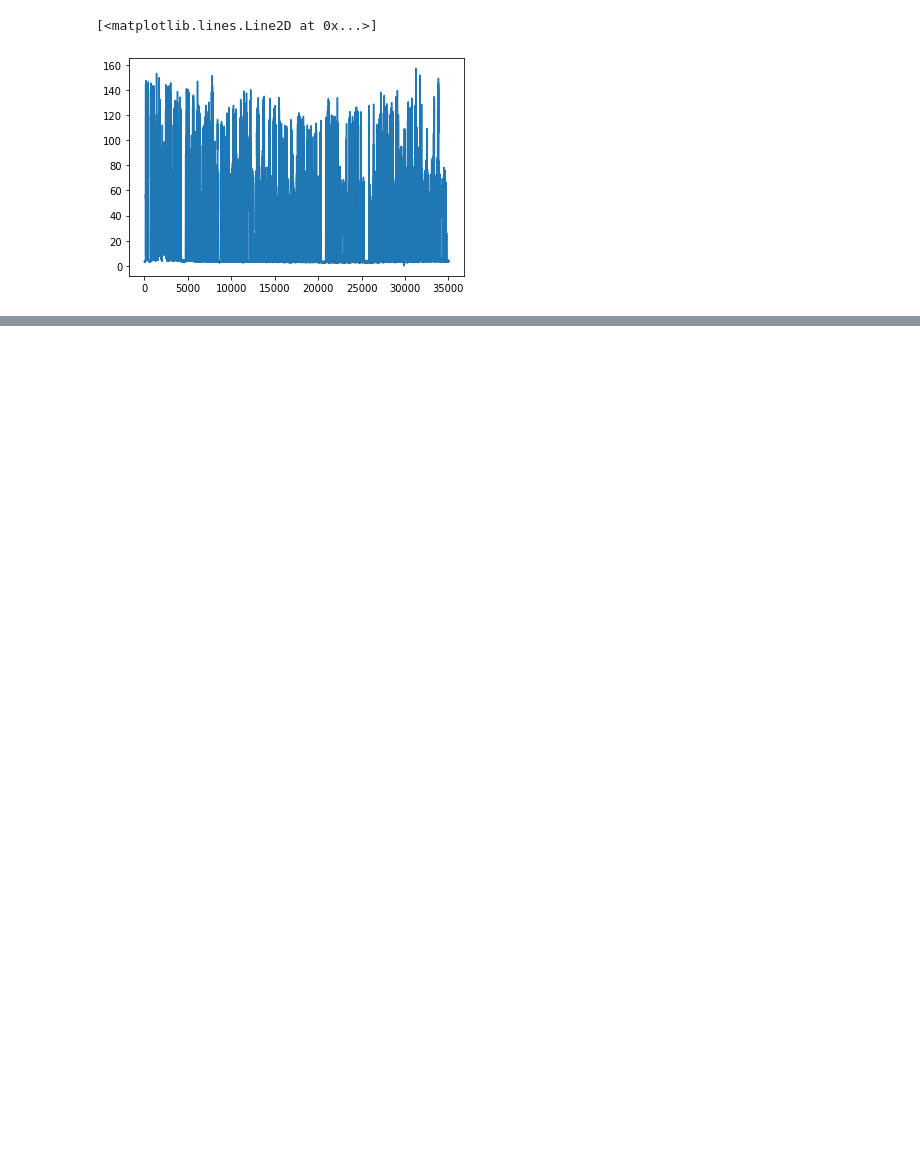
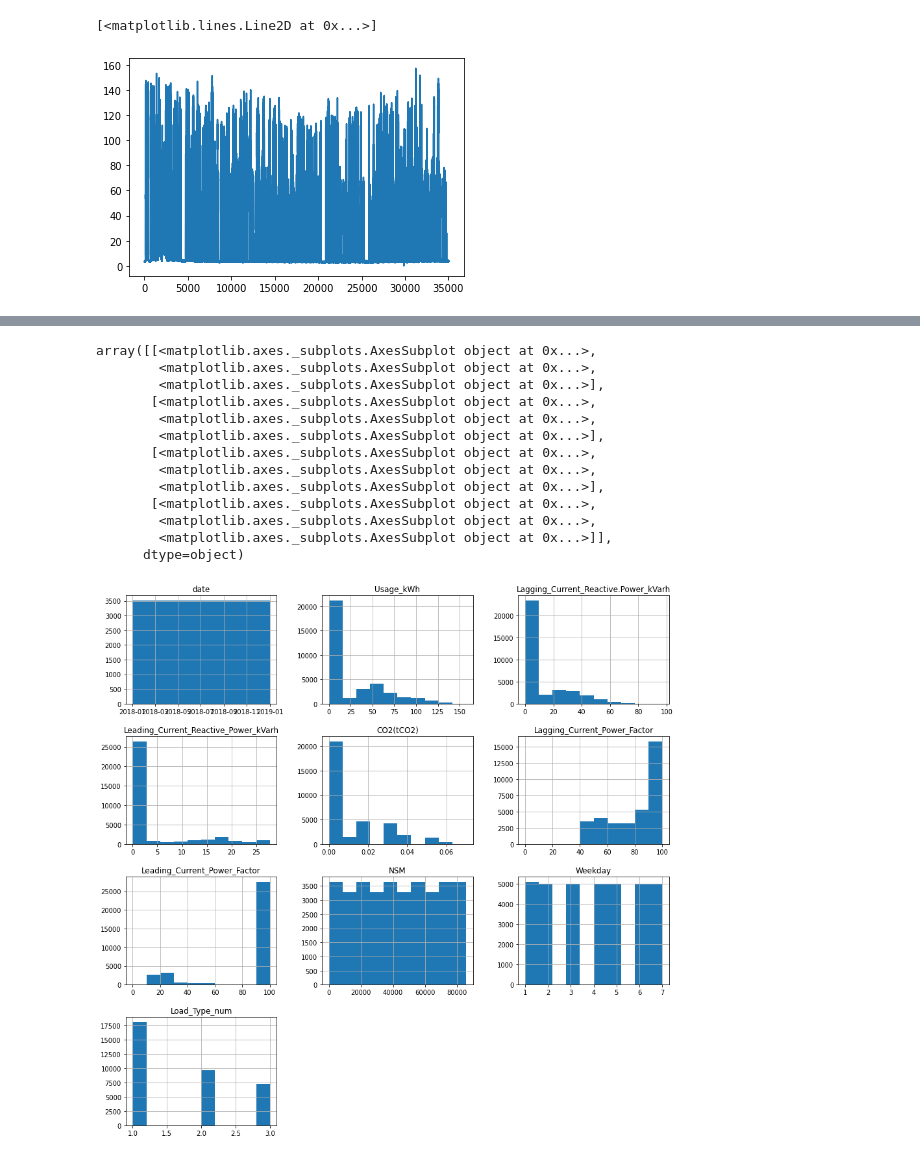
Before and after one commit to naranjitoct/UPCT_IA_2022, a Jupyter notebook: 01_Linear_Regression.ipynb, the cells around one changed output, grey strips where cells are left out. Cells and saved outputs as stored; diff of their text form; code cells hidden in the pictures; blank space fills up the shorter version.

```diff
--- a/01_Linear_Regression.ipynb
+++ b/01_Linear_Regression.ipynb
@@ -162,0 +178,3 @@ df['Weekday'] = pd.factorize(df['date'].dt.day_of_week)[0] + 1
+# %%
+df['Month'] = pd.factorize(df['date'].dt.month)[0] + 1
+df[df['NSM']==1800]
@@ -170 +215,18 @@ AttributeError: ignored
+# %%
+df.hist(figsize = (15,15))
+# %% [output]
+array([[<matplotlib.axes._subplots.AxesSubplot object at 0x...>,
+        <matplotlib.axes._subplots.AxesSubplot object at 0x...>,
+        <matplotlib.axes._subplots.AxesSubplot object at 0x...>],
+       [<matplotlib.axes._subplots.AxesSubplot object at 0x...>,
+        <matplotlib.axes._subplots.AxesSubplot object at 0x...>,
+        <matplotlib.axes._subplots.AxesSubplot object at 0x...>],
+       [<matplotlib.axes._subplots.AxesSubplot object at 0x...>,
+        <matplotlib.axes._subplots.AxesSubplot object at 0x...>,
+        <matplotlib.axes._subplots.AxesSubplot object at 0x...>],
+       [<matplotlib.axes._subplots.AxesSubplot object at 0x...>,
+        <matplotlib.axes._subplots.AxesSubplot object at 0x...>,
+        <matplotlib.axes._subplots.AxesSubplot object at 0x...>]],
+      dtype=object)
+[figure, added]
 # %%
```
Also changed, not shown: parts of 12 cells of this notebook.
